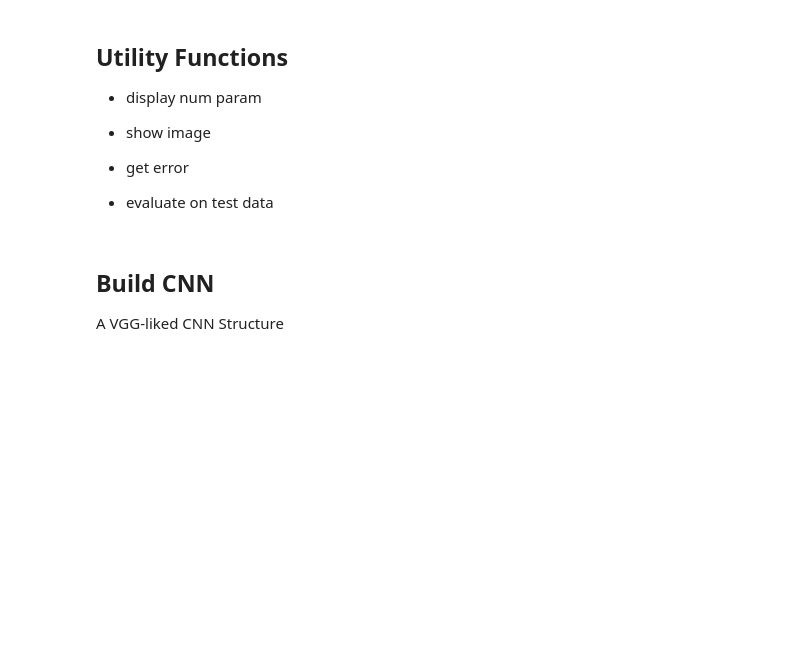
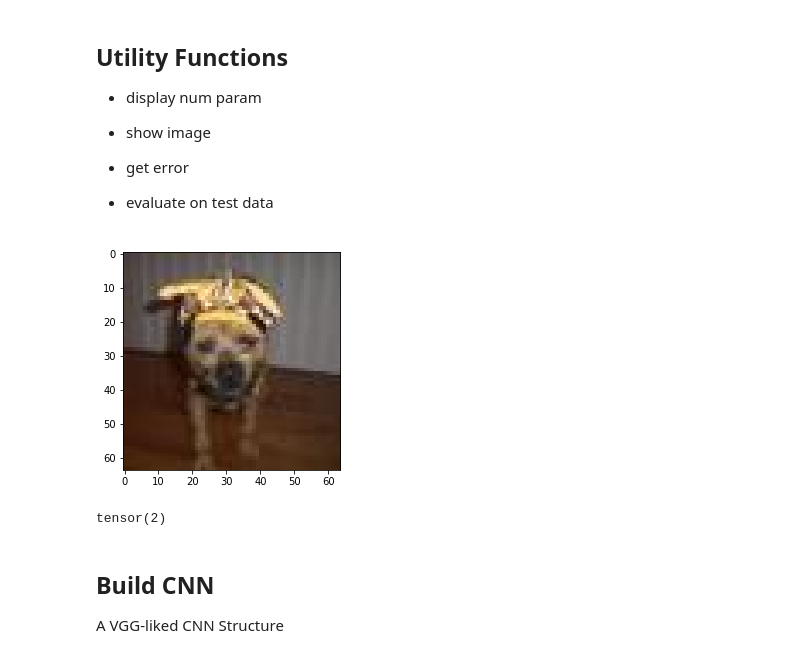
Before and after one commit to Chen-Yiyang/cs4243_project, a Jupyter notebook: baseline/Baseline_Vanilla_CNN.ipynb, the cells around one changed output. Drawn from its saved outputs; the diff is of its cells as text; code cells hidden in the pictures; blank space fills up the shorter version.

```diff
--- a/baseline/Baseline_Vanilla_CNN.ipynb
+++ b/baseline/Baseline_Vanilla_CNN.ipynb
@@ -11,8 +18,8 @@ import matplotlib.pyplot as plt
 # %%
-data_path = '../'
-prefix = 'unaug'
-full_data = torch.load(data_path + prefix + '_data_large.pt')
-full_label = torch.load(data_path + prefix + '_label.pt')
+data_path = '../data/'
+prefix = 'aug'
+full_data = torch.load(data_path + prefix + '_data_med.pt')
+full_label = torch.load(data_path + prefix + '_label_med.pt')
 
 full_size = full_data.size(0)
 # %%
@@ -28,8 +35,8 @@ train_label = full_label[train_indices]
 test_data = full_data[test_indices]
 test_label = full_label[test_indices]
 # %%
-# train_data = train_data / 255
-# test_data = test_data / 255
+train_data = train_data / 255
+test_data = test_data / 255
 # %%
 # show size
 print("Training data, ", train_data.size(), "Type", train_data.type())
@@ -81,8 +51,2 @@ for i in range(3):
-# %%
-final_train_x = final_train_x / 255
-test_data = test_data / 255
-
-train_data = torch.from_numpy(final_train_x).float()
-train_label = torch.from_numpy(final_train_y).long()
 # %%
 print(train_data.shape, train_label.shape)
@@ -117,8 +90,11 @@ def show(X):
     else:
         print('WRONG TENSOR SIZE')
 # %%
-show(train_data[10])
-print(train_label[10])
+show(train_data[78])
+print(train_label[78])
+# %% [output]
+[figure, added]
+tensor(2)
 # %%
 def get_error( scores , labels ):
     bs=scores.size(0)
```
Also changed, not shown: parts of 21 cells of this notebook, 1 other file.
